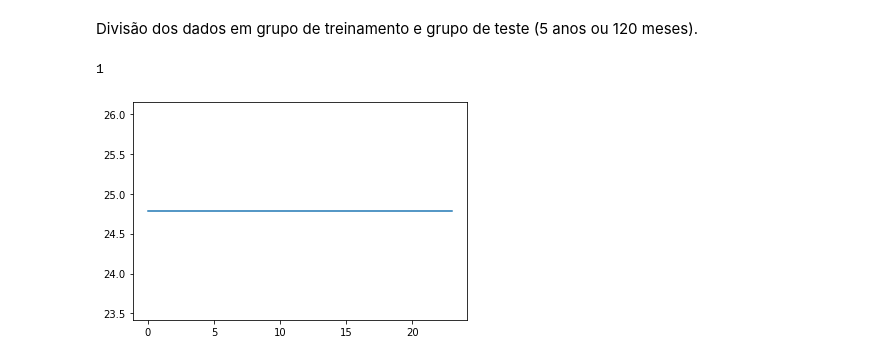
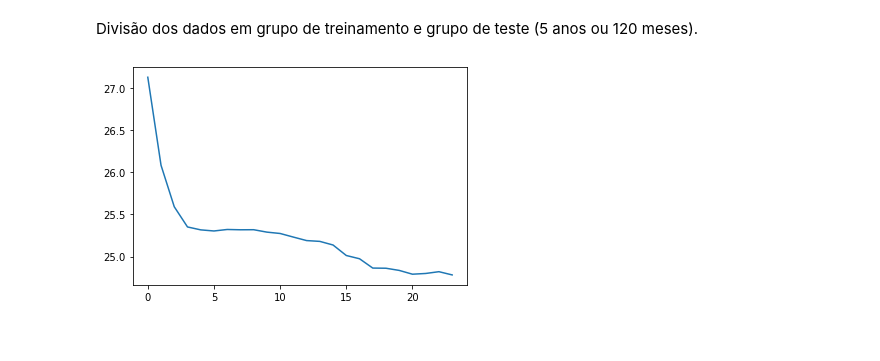
Before and after one commit to arlindots/maclea, a Jupyter notebook: efc1.ipynb, the cells around one changed output. Cells and saved outputs as stored; diff of their text form; code cells hidden in the pictures.

```diff
--- a/efc1.ipynb
+++ b/efc1.ipynb
@@ -85,30 +99,28 @@ def rmse(predictions, targets):
     return np.sqrt(np.mean((predictions-targets)**2))
 # %%
 n_splits_kfold = 4
-k_max = 24
 kf = KFold(n_splits = n_splits_kfold)
 
-rmse_vec = np.zeros(k_max)
-for k in range(k_max):
-    Xtrain_kfold = Xtrain[:,:(k + 1)]
+rmse_vec = np.zeros(K)
+for k in range(K,0,-1):
+    Xtrain_subset = Xtrain[:,k-1:]
 
     rmse_acc = 0
 
-    for train_index, test_index in kf.split(Xtrain_kfold):
+    for train_index, test_index in kf.split(Xtrain_subset):
         #print("TRAIN:", train_index, "TEST:", test_index)
-        X_train_kfold, X_test_kfold = Xtrain[train_index], Xtrain[test_index]
+        X_train_kfold, X_test_kfold = Xtrain_subset[train_index], Xtrain_subset[test_index]
         y_train_kfold, y_test_kfold = ytrain[train_index], ytrain[test_index]
 
         reg = LinearRegression(fit_intercept=True).fit(X_train_kfold, y_train_kfold)
         ypred_kfold = reg.predict(X_test_kfold)
         rmse_acc += rmse(y_test_kfold, ypred_kfold)
 
-    rmse_vec[k] = rmse_acc/4
+    rmse_vec[K-k] = rmse_acc/4
+    #print(rmse_acc, rmse_vec[K-k])
 
 plt.plot(rmse_vec)
 
 best_k = rmse_vec.argmin() + 1
-best_k
 # %% [output]
-1
-[figure, old version]
+[figure, new version]
```
Also changed, not shown: parts of 11 cells of this notebook.
